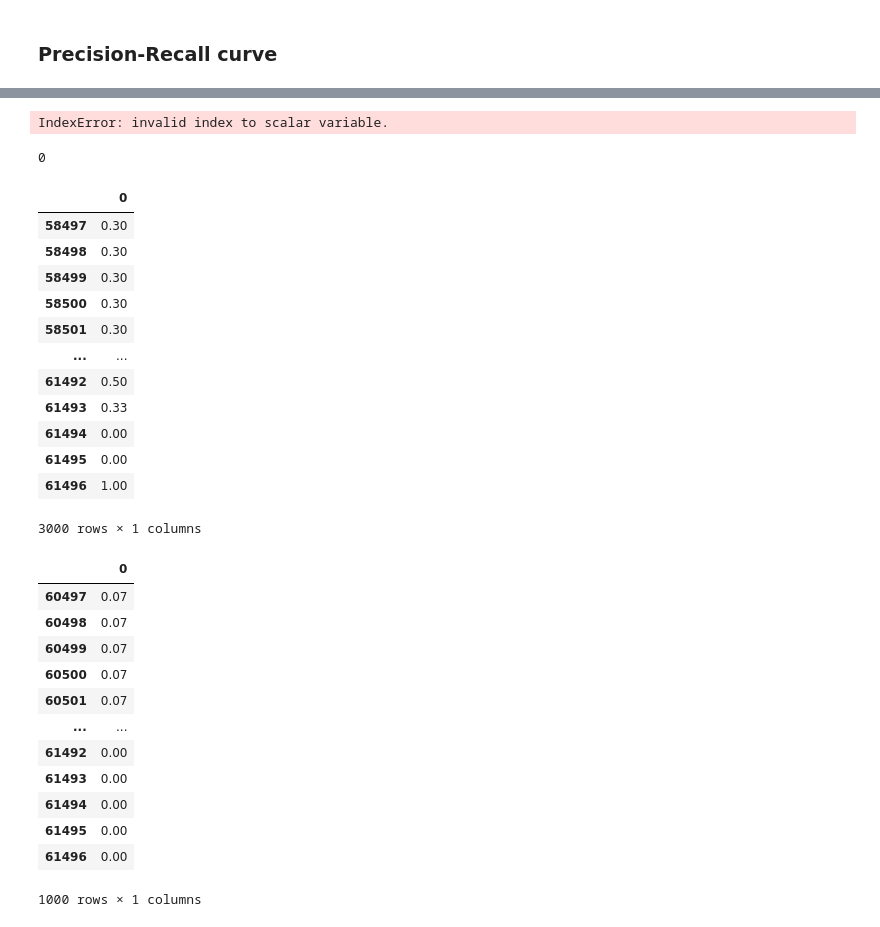
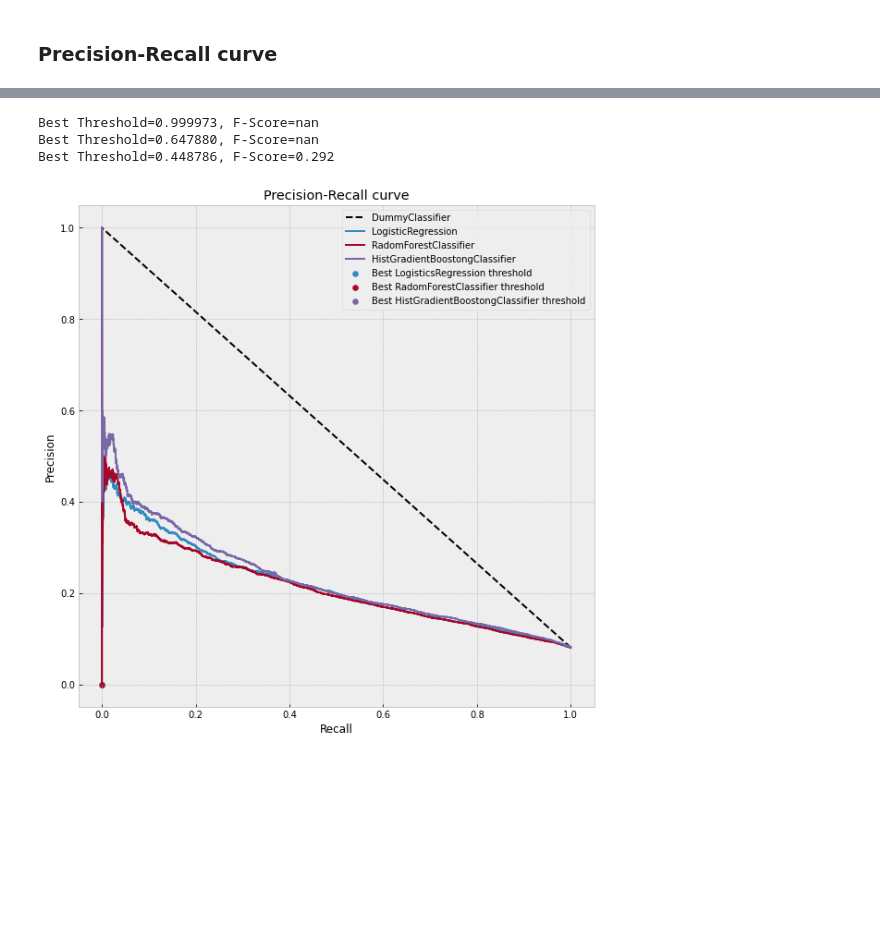
Before and after one commit to HuguesMAP/OC-P7-Impl-mentez-un-mod-le-de-scoring, a Jupyter notebook: Projet 7 - Implémentez un modèle de scoring - Modélisation.ipynb, the cells around one changed output, grey strips where cells are left out. Drawn from its saved outputs; the diff is of its cells as text; code cells hidden in the pictures; blank space fills up the shorter version.

```diff
--- a/Projet 7 - Implémentez un modèle de scoring - Modélisation.ipynb
+++ b/Projet 7 - Implémentez un modèle de scoring - Modélisation.ipynb
@@ -770,75 +762,54 @@ f2_scorer = make_scorer(fbeta_score, beta=2)
 # calculate Precision-Recall curve for DummyClassifier
 precision_dc, recall_dc, thresholds_dc = precision_recall_curve(y_test, y_predict_dc)
 
 # calculate Precision-Recall curve for LogisticRegression
 precision_lr, recall_lr, thresholds_lr = precision_recall_curve(y_test, y_predict_lr)
 
 # calculate Precision-Recall curve for RadomForestClassifier
 precision_rfc, recall_rfc, thresholds_rfc = precision_recall_curve(y_test, y_predict_rfc)
 
 # calculate Precision-Recall curve for HistGradientBoostongClassifier
 precision_hgbc, recall_hgbc, thresholds_hgbc = precision_recall_curve(y_test, y_predict_hgbc)
 
-# convert to f score
-#f2beta_score_lr = ((1+2**2)* precision_lr * recall_lr) / (2**2 * precision_lr + recall_lr)
-f2beta_lr = fbeta_score(y_test, (y_predict_lr >= 0.5).astype("int"),beta=2)
+# convert to f score for LogisticRegression
+fscore_lr = (2 * precision_lr * recall_lr) / (precision_lr + recall_lr)
+# locate the index of the largest f score
+ix_lr = np.argmax(fscore_lr)
+print('Best Threshold=%f, F-Score=%.3f' % (thresholds_lr[ix_lr], fscore_lr[ix_lr]))
 
+# convert to f score for RadomForestClassifier
+fscore_rfc = (2 * precision_rfc * recall_rfc) / (precision_rfc + recall_rfc)
 # locate the index of the largest f score
-ix_lr = np.argmax(f2beta_lr)
-print('Best Threshold=%f, F-Score=%.3f' % (thresholds_lr[ix_lr], f2beta_lr[ix_lr]))
+ix_rfc = np.argmax(fscore_rfc)
+print('Best Threshold=%f, F-Score=%.3f' % (thresholds_rfc[ix_rfc], fscore_rfc[ix_rfc]))
+
+# convert to f score for HistGrandientBoostingClassifier
+fscore_hgbc = (2 * precision_hgbc * recall_hgbc) / (precision_hgbc + recall_hgbc)
+# locate the index of the largest f score
+ix_hgbc = np.argmax(fscore_hgbc)
+print('Best Threshold=%f, F-Score=%.3f' % (thresholds_hgbc[ix_hgbc], fscore_hgbc[ix_hgbc]))
+
 
 # plot the roc curve for the model
-#plt.figure(figsize=(10, 10))
+plt.figure(figsize=(10, 10))
 
 plt.plot(recall_dc, precision_dc, linestyle='--', color='black',
          label='DummyClassifier')
 plt.plot(recall_lr, precision_lr, label='LogisticRegression')
+plt.scatter(recall_lr[ix_lr], precision_lr[ix_lr], marker='o', label='Best LogisticsRegression threshold')
 plt.plot(recall_rfc, precision_rfc, label='RadomForestClassifier')
+plt.scatter(recall_rfc[ix_rfc], precision_rfc[ix_rfc], marker='o', label='Best RadomForestClassifier threshold')
 plt.plot(recall_hgbc, precision_hgbc, label='HistGradientBoostongClassifier')
+plt.scatter(recall_hgbc[ix_hgbc], precision_hgbc[ix_hgbc], marker='o', label='Best HistGradientBoostongClassifier threshold')
 # axis labels
 plt.xlabel('Recall')
 plt.ylabel('Precision')
 plt.title('Precision-Recall curve')
 plt.legend()
 # show the plot
 plt.show()
 # %% [output]
-IndexError: invalid index to scalar variable.
+Best Threshold=0.999973, F-Score=nan
+Best Threshold=0.647880, F-Score=nan
+Best Threshold=0.448786, F-Score=0.292
+[figure, added]
-# %%
-ix_lr
-# %% [output]
-0
-# %%
-precision_rfc
-pd.DataFrame(data=precision_rfc).tail(3000
-                                  )
-# %% [output]
-|  | 0 |
-| 58497 | 0.30 |
-| 58498 | 0.30 |
-| 58499 | 0.30 |
-| 58500 | 0.30 |
-| 58501 | 0.30 |
-| ... | ... |
-| 61492 | 0.50 |
-| 61493 | 0.33 |
-| 61494 | 0.00 |
-| 61495 | 0.00 |
-| 61496 | 1.00 |
-3000 rows × 1 columns
-# %%
-pd.DataFrame(data=recall_rfc).tail(1000)
-# %% [output]
-|  | 0 |
-| 60497 | 0.07 |
-| 60498 | 0.07 |
-| 60499 | 0.07 |
-| 60500 | 0.07 |
-| 60501 | 0.07 |
-| ... | ... |
-| 61492 | 0.00 |
-| 61493 | 0.00 |
-| 61494 | 0.00 |
-| 61495 | 0.00 |
-| 61496 | 0.00 |
-1000 rows × 1 columns
```
Also changed, not shown: parts of 26 cells of this notebook.
